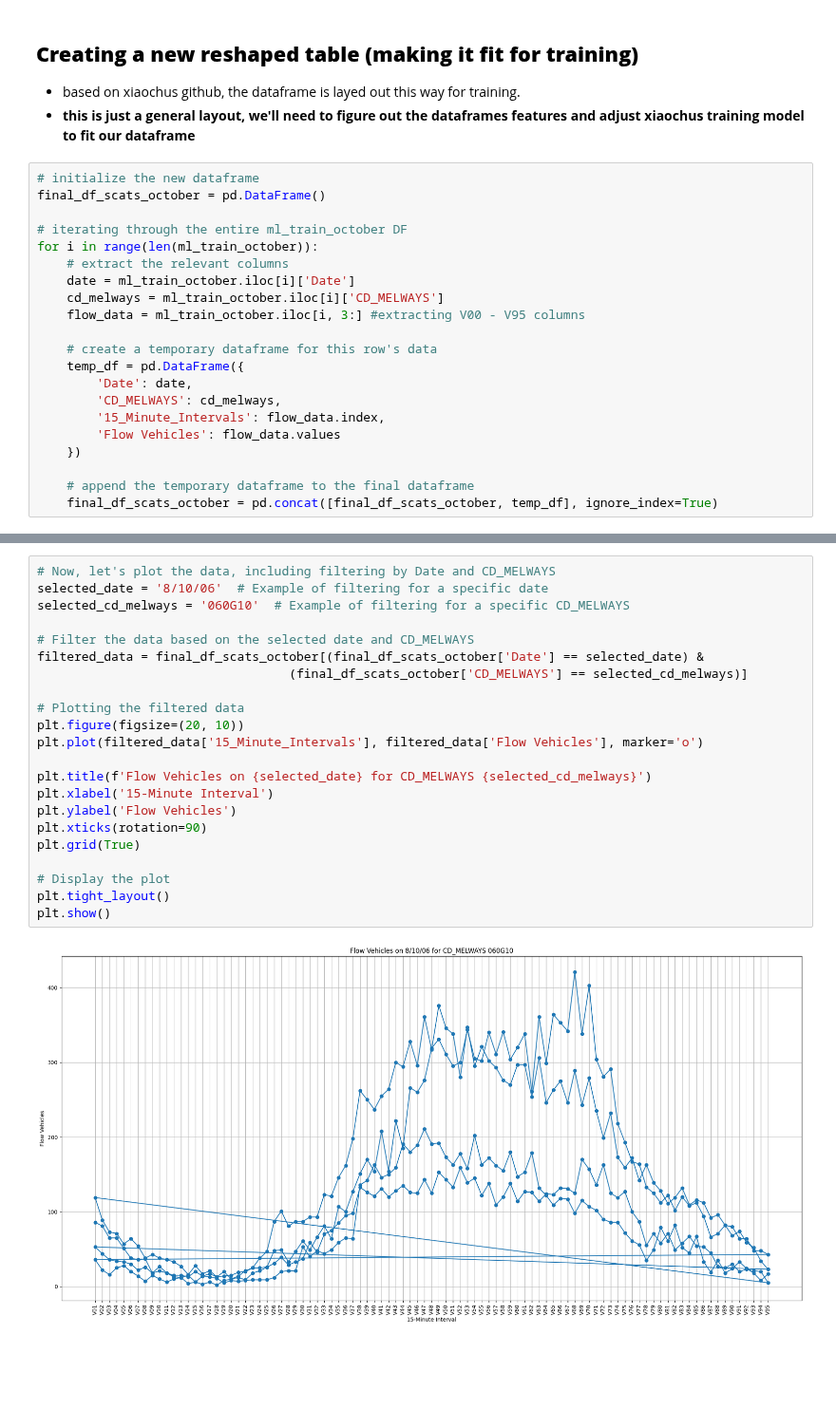
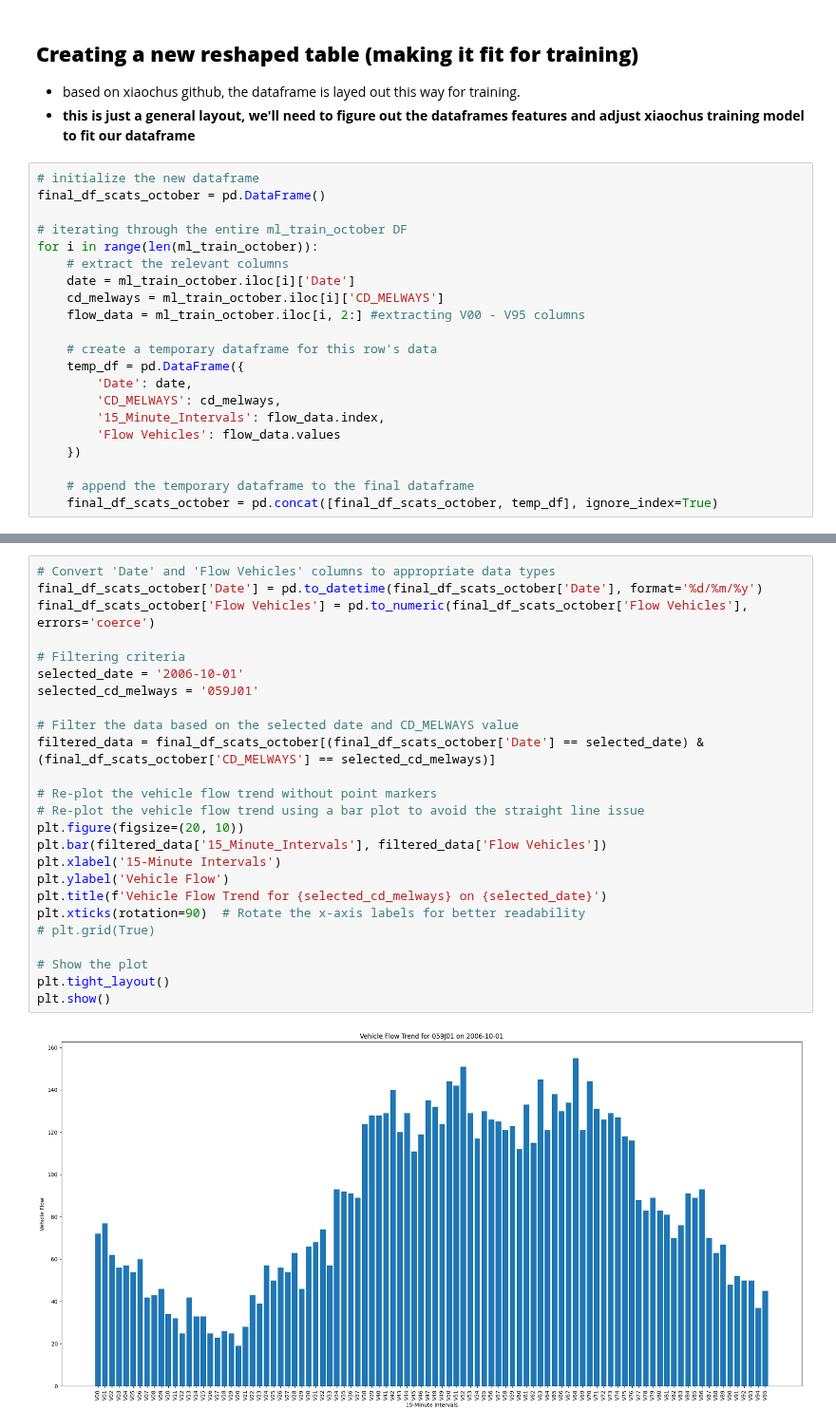
Before and after one commit to hengrvisal/Traffic-Flow-Prediction-System-TPFS, a Jupyter notebook: processing_data.ipynb, the cells around one changed output, grey strips where cells are left out. Shown at 95% size. Cells and saved outputs as stored; diff of their text form; blank space fills up the shorter version.

```diff
--- a/processing_data.ipynb
+++ b/processing_data.ipynb
@@ -90,7 +90,7 @@ for i in range(len(ml_train_october)):
     # extract the relevant columns
     date = ml_train_october.iloc[i]['Date']
     cd_melways = ml_train_october.iloc[i]['CD_MELWAYS']
-    flow_data = ml_train_october.iloc[i, 3:] #extracting V00 - V95 columns
+    flow_data = ml_train_october.iloc[i, 2:] #extracting V00 - V95 columns
 
     # create a temporary dataframe for this row's data
     temp_df = pd.DataFrame({
@@ -147,24 +157,27 @@ plt.show()
 # %%
-# Now, let's plot the data, including filtering by Date and CD_MELWAYS
-selected_date = '8/10/06'  # Example of filtering for a specific date
-selected_cd_melways = '060G10'  # Example of filtering for a specific CD_MELWAYS
+# Convert 'Date' and 'Flow Vehicles' columns to appropriate data types
+final_df_scats_october['Date'] = pd.to_datetime(final_df_scats_october['Date'], format='%d/%m/%y')
+final_df_scats_october['Flow Vehicles'] = pd.to_numeric(final_df_scats_october['Flow Vehicles'], errors='coerce')
 
-# Filter the data based on the selected date and CD_MELWAYS
-filtered_data = final_df_scats_october[(final_df_scats_october['Date'] == selected_date) &
-                                  (final_df_scats_october['CD_MELWAYS'] == selected_cd_melways)]
+# Filtering criteria
+selected_date = '2006-10-01'
+selected_cd_melways = '059J01'
 
-# Plotting the filtered data
+# Filter the data based on the selected date and CD_MELWAYS value
+filtered_data = final_df_scats_october[(final_df_scats_october['Date'] == selected_date) & (final_df_scats_october['CD_MELWAYS'] == selected_cd_melways)]
+
+# Re-plot the vehicle flow trend without point markers
+# Re-plot the vehicle flow trend using a bar plot to avoid the straight line issue
 plt.figure(figsize=(20, 10))
-plt.plot(filtered_data['15_Minute_Intervals'], filtered_data['Flow Vehicles'], marker='o')
+plt.bar(filtered_data['15_Minute_Intervals'], filtered_data['Flow Vehicles'])
+plt.xlabel('15-Minute Intervals')
+plt.ylabel('Vehicle Flow')
+plt.title(f'Vehicle Flow Trend for {selected_cd_melways} on {selected_date}')
+plt.xticks(rotation=90)  # Rotate the x-axis labels for better readability
+# plt.grid(True)
 
-plt.title(f'Flow Vehicles on {selected_date} for CD_MELWAYS {selected_cd_melways}')
-plt.xlabel('15-Minute Interval')
-plt.ylabel('Flow Vehicles')
-plt.xticks(rotation=90)
-plt.grid(True)
-
-# Display the plot
+# Show the plot
 plt.tight_layout()
 plt.show()
 # %% [output]
-[figure, old version]
+[figure, new version]
```
Also changed, not shown: parts of 2 cells of this notebook.
